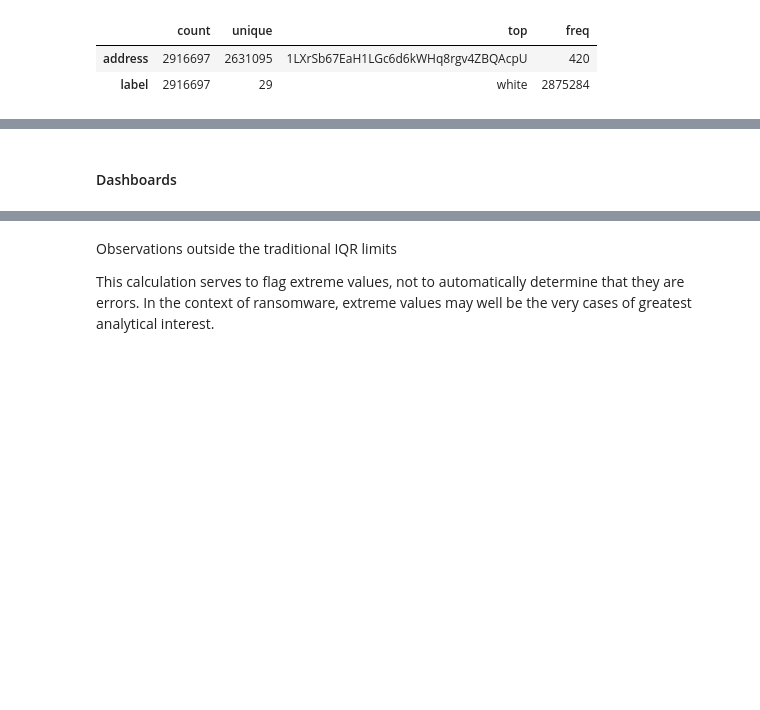
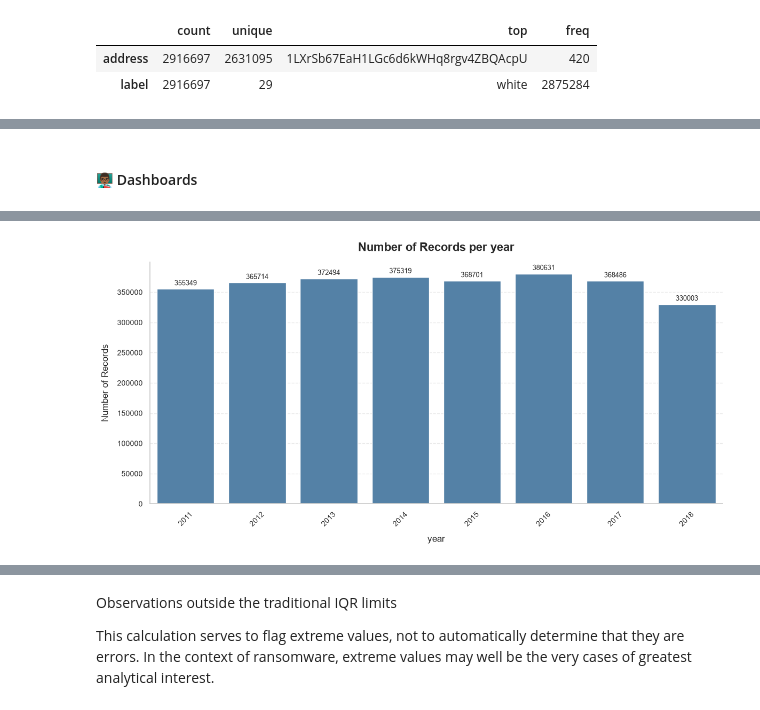
Before and after one commit to CCT-Dublin/CCT_ST_CA_01_20S, a Jupyter notebook: notebooks/CCT_ST_CA_01_20S.ipynb, the cells around one changed output, grey strips where cells are left out. Drawn from its saved outputs; the diff is of its cells as text; code cells hidden in the pictures; blank space fills up the shorter version.

```diff
--- a/notebooks/CCT_ST_CA_01_20S.ipynb
+++ b/notebooks/CCT_ST_CA_01_20S.ipynb
@@ -566,4 +596,5 @@ def F_correlation_matrix(data:pd.DataFrame):
 # %% [markdown]
-#### Dashboards
+#### 👨🏾‍🏫 Dashboards
 # %%
-# F_barplot(df_analysis, "year")
+F_barplot(df_analysis, "year")
+# %% [output]
@@ -570 +603,2 @@ def F_correlation_matrix(data:pd.DataFrame):
+[figure, added]
 # %%
```
Also changed, not shown: parts of 51 cells of this notebook.
